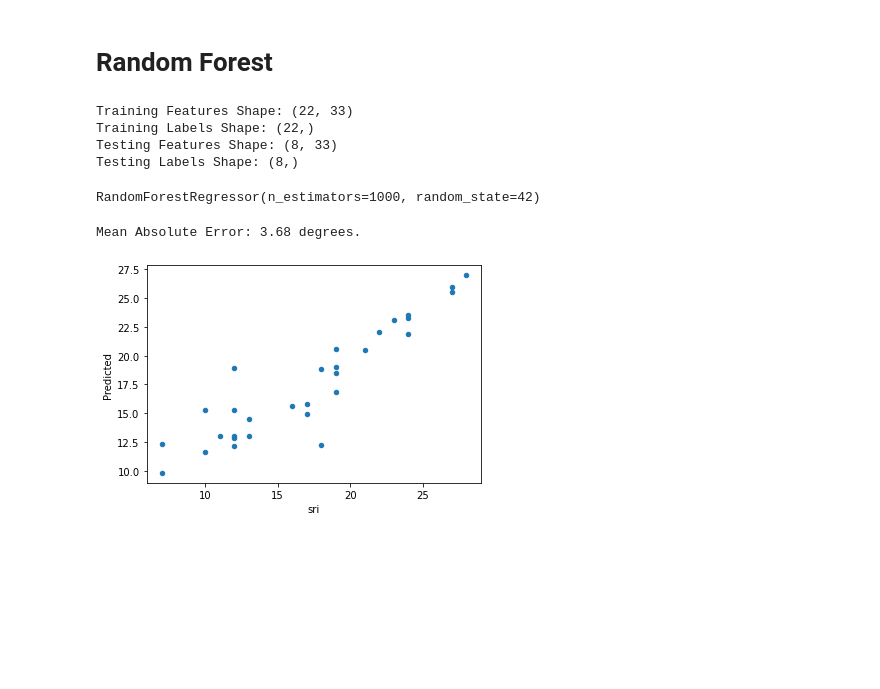
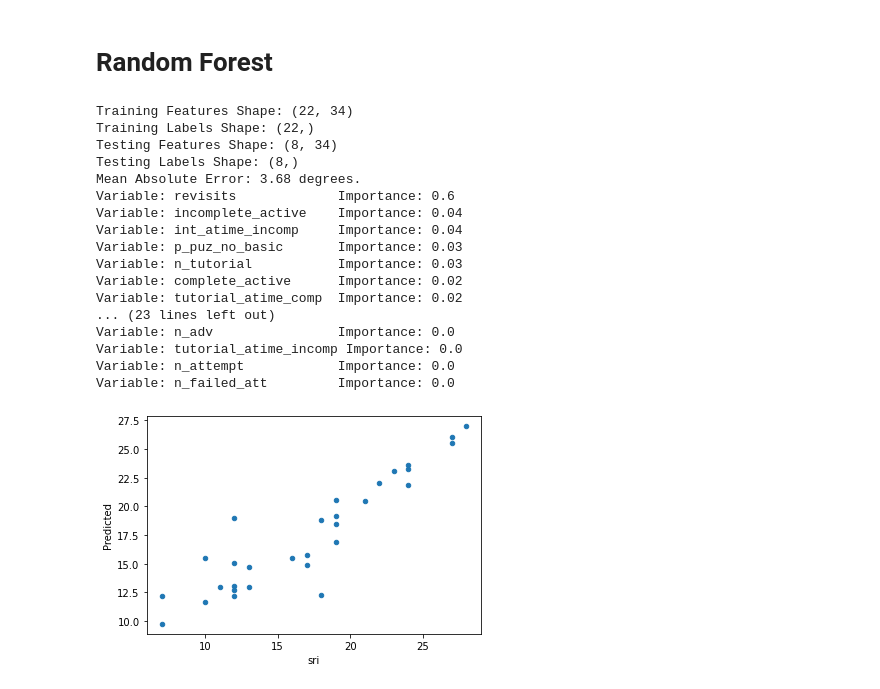
Before and after one commit to Complex-Play-Lab/ShadowspectRandomForest, a Jupyter notebook: main.ipynb, the cells around one changed output. Drawn from its saved outputs; the diff is of its cells as text; code cells hidden in the pictures; blank space fills up the shorter version.

```diff
--- a/main.ipynb
+++ b/main.ipynb
@@ -228,42 +269,22 @@ Cronbach's Alpha for SRI and SBST: 0.757301787558002
 # %%
-# Drop empty data and split into labels and features
-good_data = data[data["sri"] > 0][cols].dropna()
-labels = array(good_data[dep_col])
-features = array(good_data.drop(dep_col, axis=1))
+good_data = data[data["sri"] > 0][everything].dropna()
+run_random_forest(good_data, "sri")
+# %% [output]
+Training Features Shape: (22, 34)
+Training Labels Shape: (22,)
+Testing Features Shape: (8, 34)
+Testing Labels Shape: (8,)
+Mean Absolute Error: 3.68 degrees.
+Variable: revisits             Importance: 0.6
+Variable: incomplete_active    Importance: 0.04
+Variable: int_atime_incomp     Importance: 0.04
+Variable: p_puz_no_basic       Importance: 0.03
+Variable: n_tutorial           Importance: 0.03
+Variable: complete_active      Importance: 0.02
+Variable: tutorial_atime_comp  Importance: 0.02
+... (23 lines left out)
+Variable: n_adv                Importance: 0.0
+Variable: tutorial_atime_incomp Importance: 0.0
+Variable: n_attempt            Importance: 0.0
+Variable: n_failed_att         Importance: 0.0
+[figure, added]
-# %%
-# Split into train and test
-train_features, test_features, train_labels, test_labels = train_test_split(features, labels, test_size=0.25, random_state=42)
-print("Training Features Shape:", train_features.shape)
-print("Training Labels Shape:", train_labels.shape)
-print("Testing Features Shape:", test_features.shape)
-print("Testing Labels Shape:", test_labels.shape)
-# %% [output]
-Training Features Shape: (22, 33)
-Training Labels Shape: (22,)
-Testing Features Shape: (8, 33)
-Testing Labels Shape: (8,)
-# %%
-# Fit model
-rf = RandomForestRegressor(n_estimators=1000, random_state=42)
-rf.fit(train_features, train_labels)
-# %% [output]
-RandomForestRegressor(n_estimators=1000, random_state=42)
-# %%
-# Check model error
-predictions = rf.predict(test_features)
-errors = abs(predictions - test_labels)
-print("Mean Absolute Error:", round(mean(errors), 2), "degrees.")
-# %% [output]
-Mean Absolute Error: 3.68 degrees.
-# %%
-# Plot actual vs. predicted
-good_data["Predicted"] = rf.predict(features)
-good_data.plot(
-    kind="scatter",
-    x=dep_col,
-    y="Predicted"
-)
-
-savefig("output/predicted.png")
-# %% [output]
-[figure, removed]
```
Also changed, not shown: parts of 14 cells of this notebook, 6 other files.
